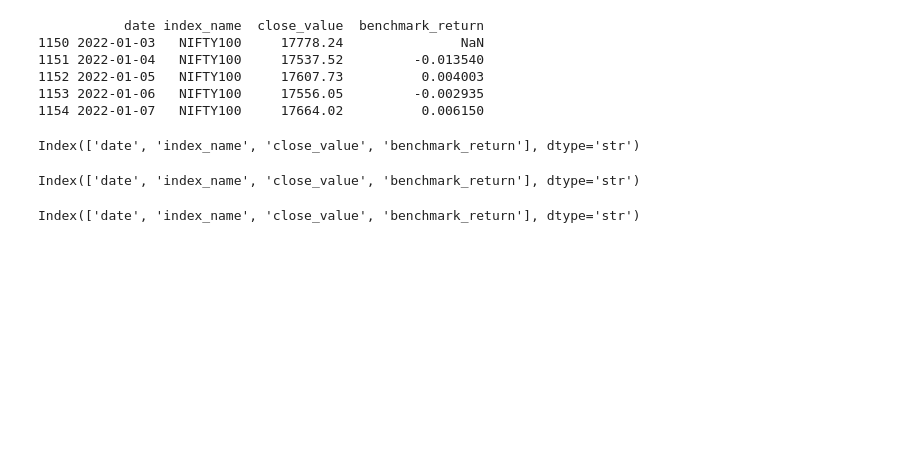
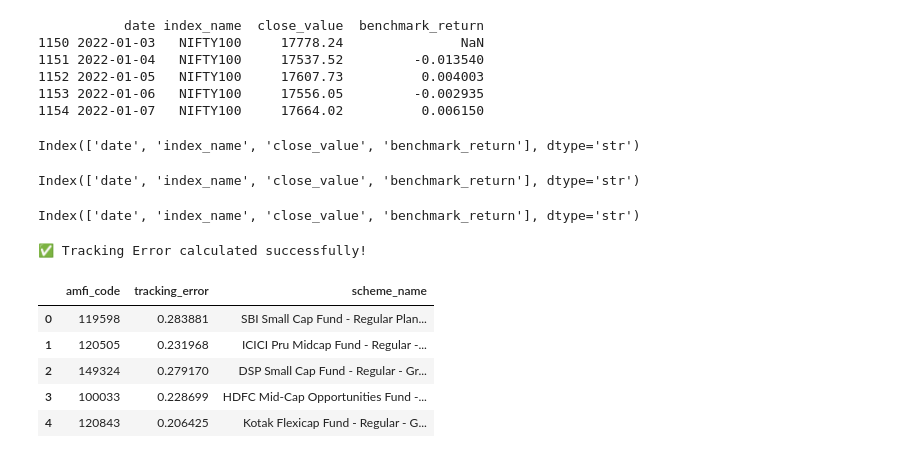
Before and after one commit to Lohithkumarmatsa/Bluestock-MF-Capstone, a Jupyter notebook: Performance_Analytics.ipynb, the cells around one changed output. Saved outputs shown, nothing was run; the diff lists cells and outputs as text; code cells hidden in the pictures; blank space fills up the shorter version.

```diff
--- a/Performance_Analytics.ipynb
+++ b/Performance_Analytics.ipynb
@@ -720,3 +720,60 @@ Index(['date', 'index_name', 'close_value', 'benchmark_return'], dtype='str')
 print(nifty100.columns)
 # %% [output]
 Index(['date', 'index_name', 'close_value', 'benchmark_return'], dtype='str')
+# %%
+# Task 8 - Tracking Error
+
+tracking_error = []
+
+for code in top5_codes:
+
+    # Fund returns
+    fund = nav_history[
+        nav_history["amfi_code"] == code
+    ][["date", "daily_return"]]
+
+    # Merge with benchmark
+    temp = pd.merge(
+        fund,
+        nifty100[["date", "benchmark_return"]],
+        on="date",
+        how="inner"
+    )
+
+    # Remove missing values
+    temp = temp.dropna()
+
+    # Calculate Tracking Error
+    te = (
+        temp["daily_return"] - temp["benchmark_return"]
+    ).std() * np.sqrt(252)
+
+    tracking_error.append({
+        "amfi_code": code,
+        "tracking_error": te
+    })
+
+# Create DataFrame
+tracking_error_df = pd.DataFrame(tracking_error)
+
+# Add Scheme Name
+tracking_error_df = tracking_error_df.merge(
+    performance[["amfi_code", "scheme_name"]],
+    on="amfi_code",
+    how="left"
+)
+
+# Save CSV
+tracking_error_df.to_csv("tracking_error.csv", index=False)
+
+print("✅ Tracking Error calculated successfully!")
+
+tracking_error_df
+# %% [output]
+✅ Tracking Error calculated successfully!
+|  | amfi_code | tracking_error | scheme_name |
+| 0 | 119598 | 0.283881 | SBI Small Cap Fund - Regular Plan... |
+| 1 | 120505 | 0.231968 | ICICI Pru Midcap Fund - Regular -... |
+| 2 | 149324 | 0.279170 | DSP Small Cap Fund - Regular - Gr... |
+| 3 | 100033 | 0.228699 | HDFC Mid-Cap Opportunities Fund -... |
+| 4 | 120843 | 0.206425 | Kotak Flexicap Fund - Regular - G... |
```
